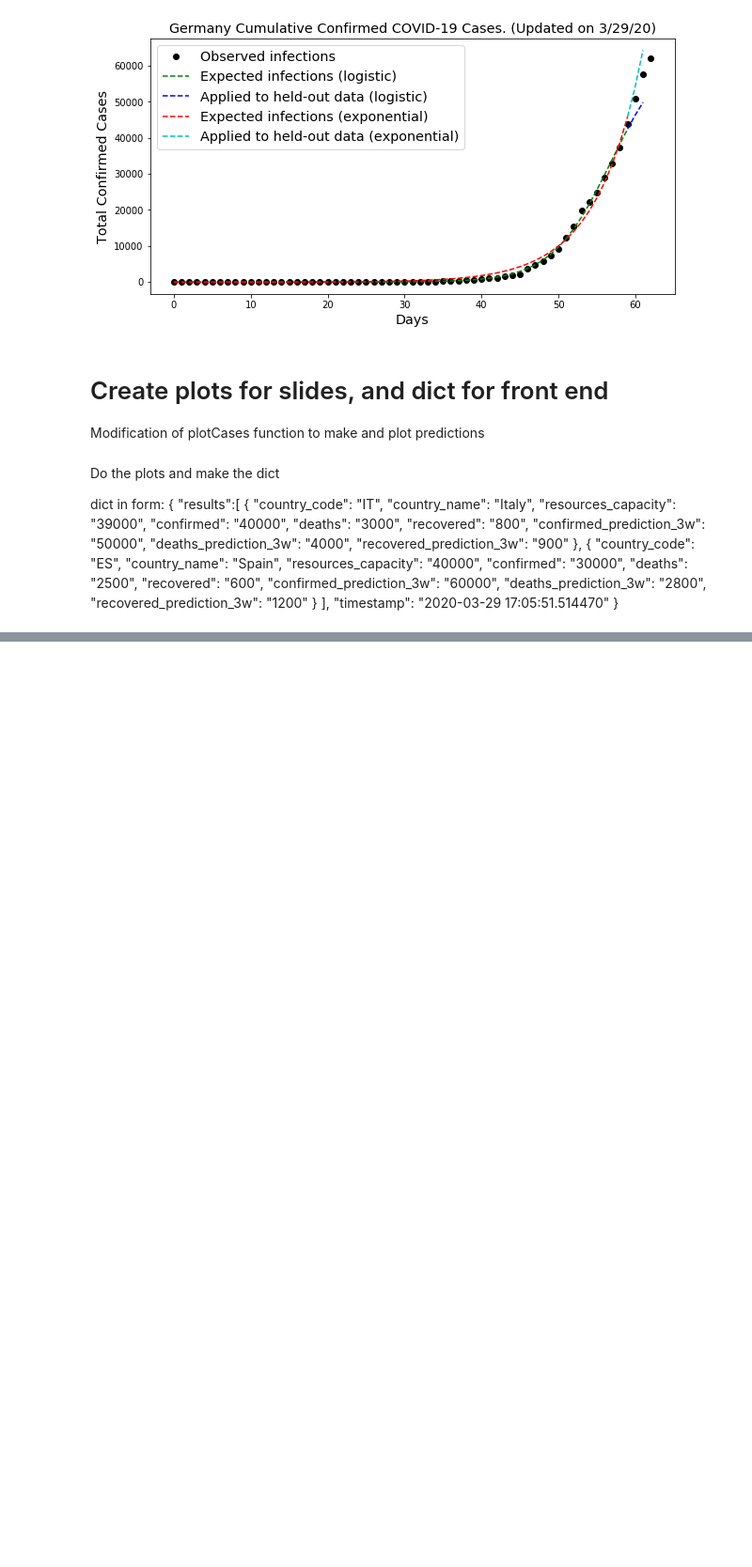
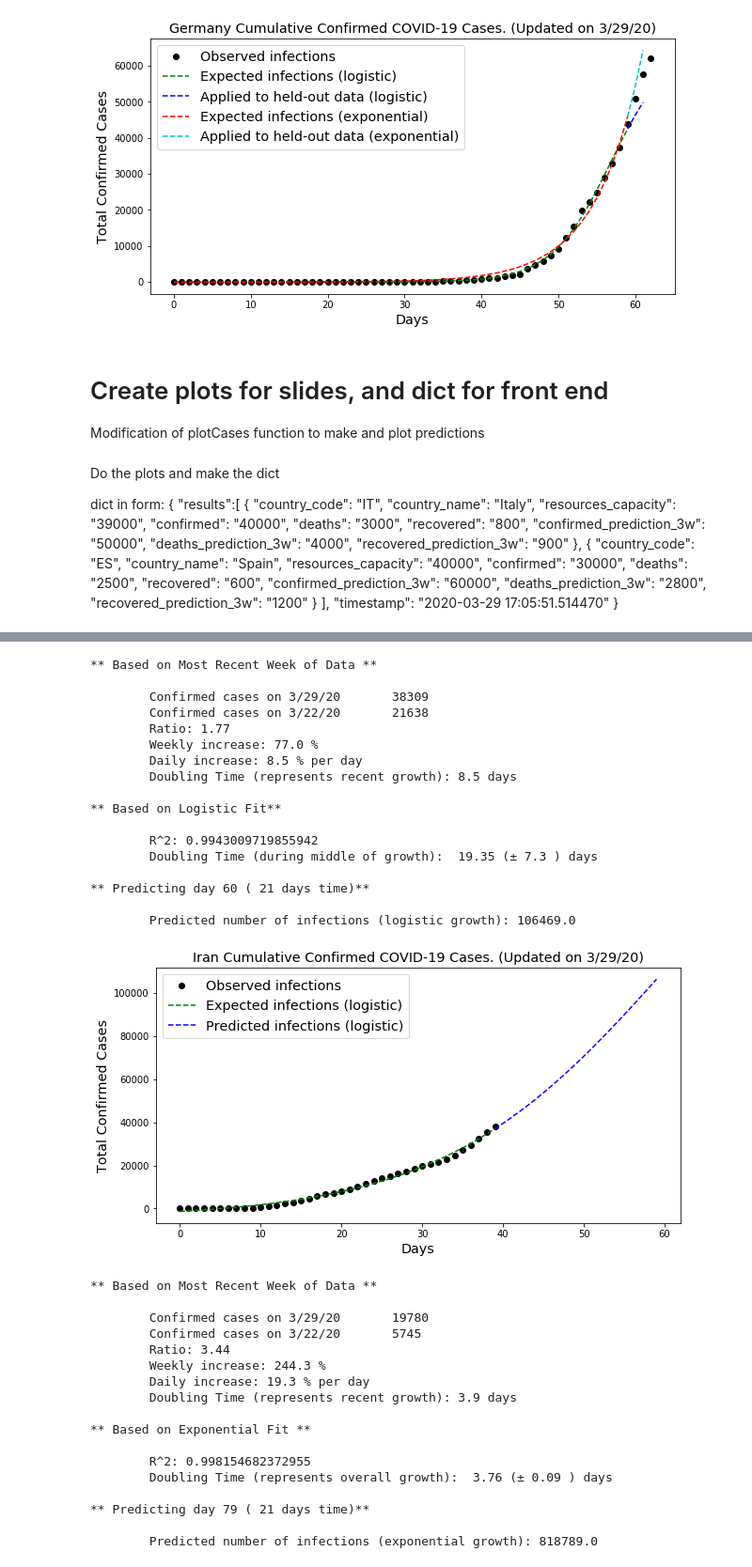
Before and after one commit to othrif/covics-19, a Jupyter notebook: model_building/modeling_covics.ipynb, the cells around one changed output, grey strips where cells are left out. Shown at 94% size. Drawn from its saved outputs; the diff is of its cells as text; code cells hidden in the pictures; blank space fills up the shorter version.

```diff
--- a/model_building/modeling_covics.ipynb
+++ b/model_building/modeling_covics.ipynb
@@ -1545,7 +1545,7 @@ dict in form:
    "timestamp": "2020-03-29 17:05:51.514470"
 }
 # %%
-countries = ['Italy','US','Switzerland']
+countries = ['Italy','US','Switzerland','Iran','United Kingdom','Germany','Spain']
 dataframe = covid_confirmed
 column = "Country/Region"
 days = 21
@@ -1566,9 +1566,9 @@ for c in countries:
     country_code = "TEST" # add later
     country_name = c
     resources_capacity = "TEST" #???
-    confirmed = int(dataframe[dataframe['Country/Region']==c].iloc[:,-1].values)
-    deaths = int(covid_deaths[covid_deaths['Country/Region']==c].iloc[:,-1].values)
-    recovered = int(covid_recovered[covid_recovered['Country/Region']==c].iloc[:,-1].values)
+    confirmed = int(dataframe[dataframe['Country/Region']==c].iloc[:,-1].sum())
+    deaths = int(covid_deaths[covid_deaths['Country/Region']==c].iloc[:,-1].sum())
+    recovered = int(covid_recovered[covid_recovered['Country/Region']==c].iloc[:,-1].sum())
     confirmed_prediction_3w = int(pred) # we take the prediction
     deaths_prediction_3w = int(deaths/confirmed * confirmed_prediction_3w) # use current perc deaths
     recovered_prediction_3w = int(recovered/confirmed * confirmed_prediction_3w) # use current perc recovered
@@ -1614,30 +1614,65 @@ for c in countries:
         Daily increase: 22.9 % per day
         Doubling Time (represents recent growth): 3.4 days
 
 ** Based on Exponential Fit **
 
         R^2: 0.9947601247636948
         Doubling Time (represents overall growth):  3.23 (± 0.12 ) days
 
 ** Predicting day 88 ( 21 days time)**
 
         Predicted number of infections (exponential growth): 10916370.0
 [figure]
 ** Based on Most Recent Week of Data **
 
         Confirmed cases on 3/29/20       14829
         Confirmed cases on 3/22/20       7474
         Ratio: 1.98
         Weekly increase: 98.4 %
         Daily increase: 10.3 % per day
         Doubling Time (represents recent growth): 7.1 days
 
 ** Based on Logistic Fit**
 
         R^2: 0.9989720273419039
         Doubling Time (during middle of growth):  5.17 (± 0.3 ) days
 
 ** Predicting day 54 ( 21 days time)**
 
         Predicted number of infections (logistic growth): 17895.0
 [figure]
+** Based on Most Recent Week of Data **
+
+        Confirmed cases on 3/29/20       38309
+        Confirmed cases on 3/22/20       21638
+        Ratio: 1.77
+        Weekly increase: 77.0 %
+        Daily increase: 8.5 % per day
+        Doubling Time (represents recent growth): 8.5 days
+
+** Based on Logistic Fit**
+
+        R^2: 0.9943009719855942
+        Doubling Time (during middle of growth):  19.35 (± 7.3 ) days
+
+** Predicting day 60 ( 21 days time)**
+
+        Predicted number of infections (logistic growth): 106469.0
+[figure, added]
+** Based on Most Recent Week of Data **
+
+        Confirmed cases on 3/29/20       19780
+        Confirmed cases on 3/22/20       5745
+        Ratio: 3.44
+        Weekly increase: 244.3 %
+        Daily increase: 19.3 % per day
+        Doubling Time (represents recent growth): 3.9 days
+
+** Based on Exponential Fit **
+
+        R^2: 0.998154682372955
+        Doubling Time (represents overall growth):  3.76 (± 0.09 ) days
+
+** Predicting day 79 ( 21 days time)**
+
+        Predicted number of infections (exponential growth): 818789.0
```
Also changed, not shown: parts of 3 cells of this notebook.
